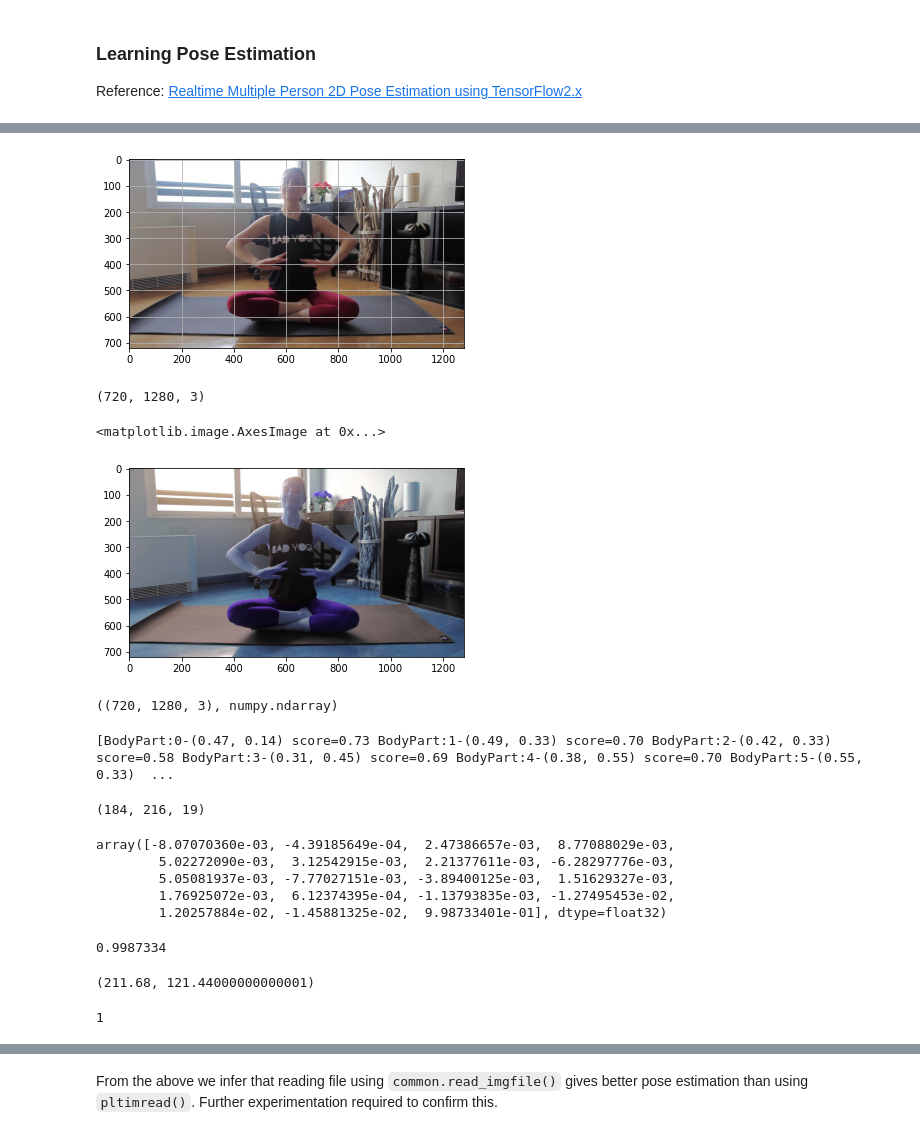
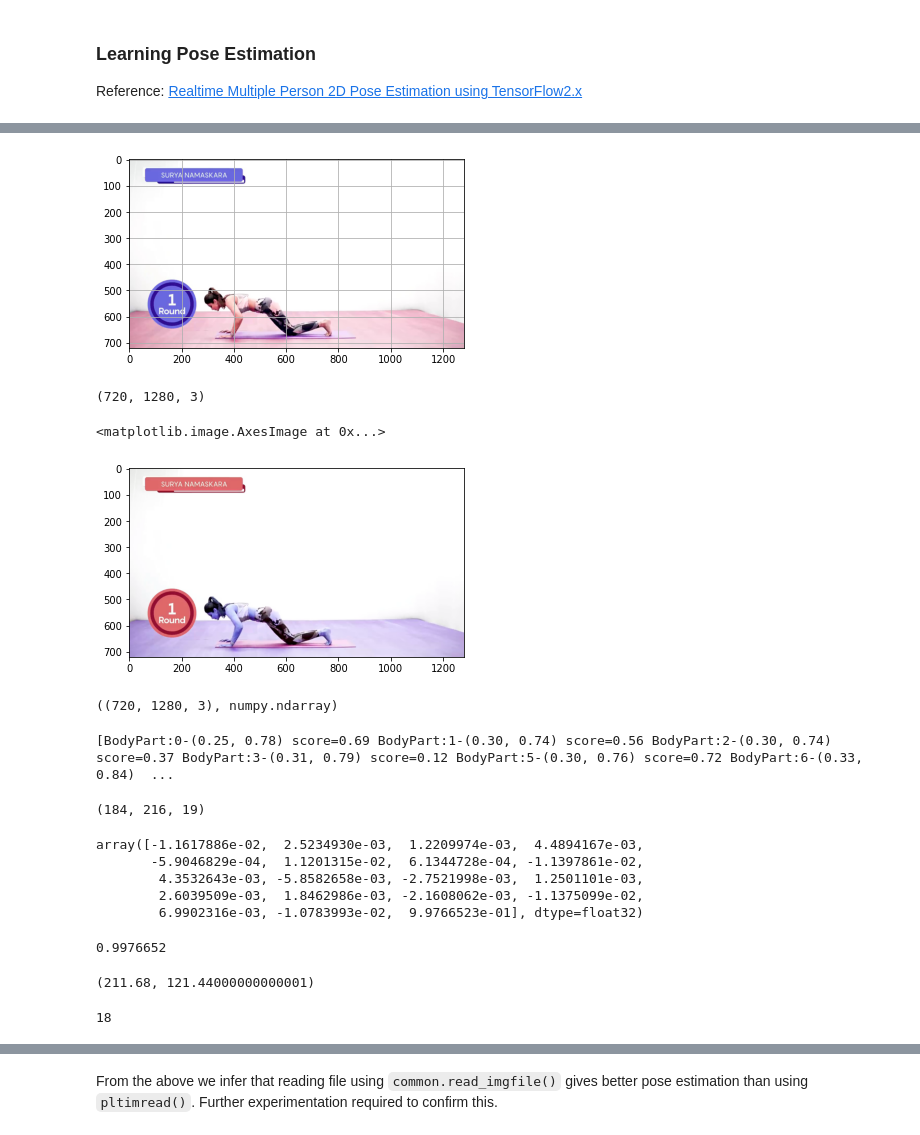
Before and after one commit to Shubhranshu-Malhotra/Yoga-Pose-Comparison, a Jupyter notebook: Yoga_Supervisor_pilot_project.ipynb, the cells around one changed output, grey strips where cells are left out. Drawn from its saved outputs; the diff is of its cells as text; code cells hidden in the pictures.

```diff
--- a/Yoga_Supervisor_pilot_project.ipynb
+++ b/Yoga_Supervisor_pilot_project.ipynb
@@ -134,9 +163,9 @@ e = TfPoseEstimator(get_graph_path(model), target_size=(w, h))
 # %%
-image_path = 'image_141.jpg'
-image_plt = plt.imread(image_path)
+global_image_path = '/content/drive/MyDrive/Datasets/yoga_supervisor/extracted_images/yoga_2_1/image_109.jpg'
+global_image_plt = plt.imread(global_image_path)
 # image = cv2.cvtColor(image, cv2.COLOR_BGR2RGB)
-plt.imshow(image_plt)
+plt.imshow(global_image_plt)
 plt.grid();
 # %% [output]
-[figure, old version]
+[figure, new version]
 # %%
@@ -144,9 +173,9 @@ image_plt.shape
 # %% [output]
 (720, 1280, 3)
 # %%
-image_common = common.read_imgfile(image_path, None, None)
-plt.imshow(image_common)
+global_image_common = common.read_imgfile(global_image_path, None, None)
+plt.imshow(global_image_common)
 # %% [output]
 <matplotlib.image.AxesImage at 0x...>
-[figure, old version]
+[figure, new version]
 # %%
@@ -158,5 +187,5 @@ humans = e.inference(image_common, resize_to_default=(w > 0 and h > 0), upsample
-# %%
-humans
-# %% [output]
-[BodyPart:0-(0.47, 0.14) score=0.73 BodyPart:1-(0.49, 0.33) score=0.70 BodyPart:2-(0.42, 0.33) score=0.58 BodyPart:3-(0.31, 0.45) score=0.69 BodyPart:4-(0.38, 0.55) score=0.70 BodyPart:5-(0.55, 0.33)  ...
+# %%
+global_humans_common
+# %% [output]
+[BodyPart:0-(0.25, 0.78) score=0.69 BodyPart:1-(0.30, 0.74) score=0.56 BodyPart:2-(0.30, 0.74) score=0.37 BodyPart:3-(0.31, 0.79) score=0.12 BodyPart:5-(0.30, 0.76) score=0.72 BodyPart:6-(0.33, 0.84)  ...
 # %%
@@ -165,18 +194,18 @@ e.heatMat.shape
 (184, 216, 19)
 # %%
 # probability values for each joint being in the topleftmost pixel. {1-17 for body parts}{18: None}
-e.heatMat[0][0]
+global_e.heatMat[0][0]
 # %% [output]
-array([-8.07070360e-03, -4.39185649e-04,  2.47386657e-03,  8.77088029e-03,
-        5.02272090e-03,  3.12542915e-03,  2.21377611e-03, -6.28297776e-03,
-        5.05081937e-03, -7.77027151e-03, -3.89400125e-03,  1.51629327e-03,
-        1.76925072e-03,  6.12374395e-04, -1.13793835e-03, -1.27495453e-02,
-        1.20257884e-02, -1.45881325e-02,  9.98733401e-01], dtype=float32)
+array([-1.1617886e-02,  2.5234930e-03,  1.2209974e-03,  4.4894167e-03,
+       -5.9046829e-04,  1.1201315e-02,  6.1344728e-04, -1.1397861e-02,
+        4.3532643e-03, -5.8582658e-03, -2.7521998e-03,  1.2501101e-03,
+        2.6039509e-03,  1.8462986e-03, -2.1608062e-03, -1.1375099e-02,
+        6.9902316e-03, -1.0783993e-02,  9.9766523e-01], dtype=float32)
 # %%
 # Since there is no body part in the topleft pixel NONE [index = 18] should have highest probability
-e.heatMat[0][0][-1]
+global_e.heatMat[0][0][-1]
 # %% [output]
-0.9987334
+0.9976652
 # %%
 0.49*w, 0.33*h
 # %% [output]
@@ -193,6 +222,6 @@ for wi in range(int(432/2)):
       break
 # %%
-np.argmax(e.heatMat[60, 102])
+np.argmax(global_e.heatMat[125, 160])
 # %% [output]
-1
+18
 # %%
```
Also changed, not shown: parts of 18 cells of this notebook.
